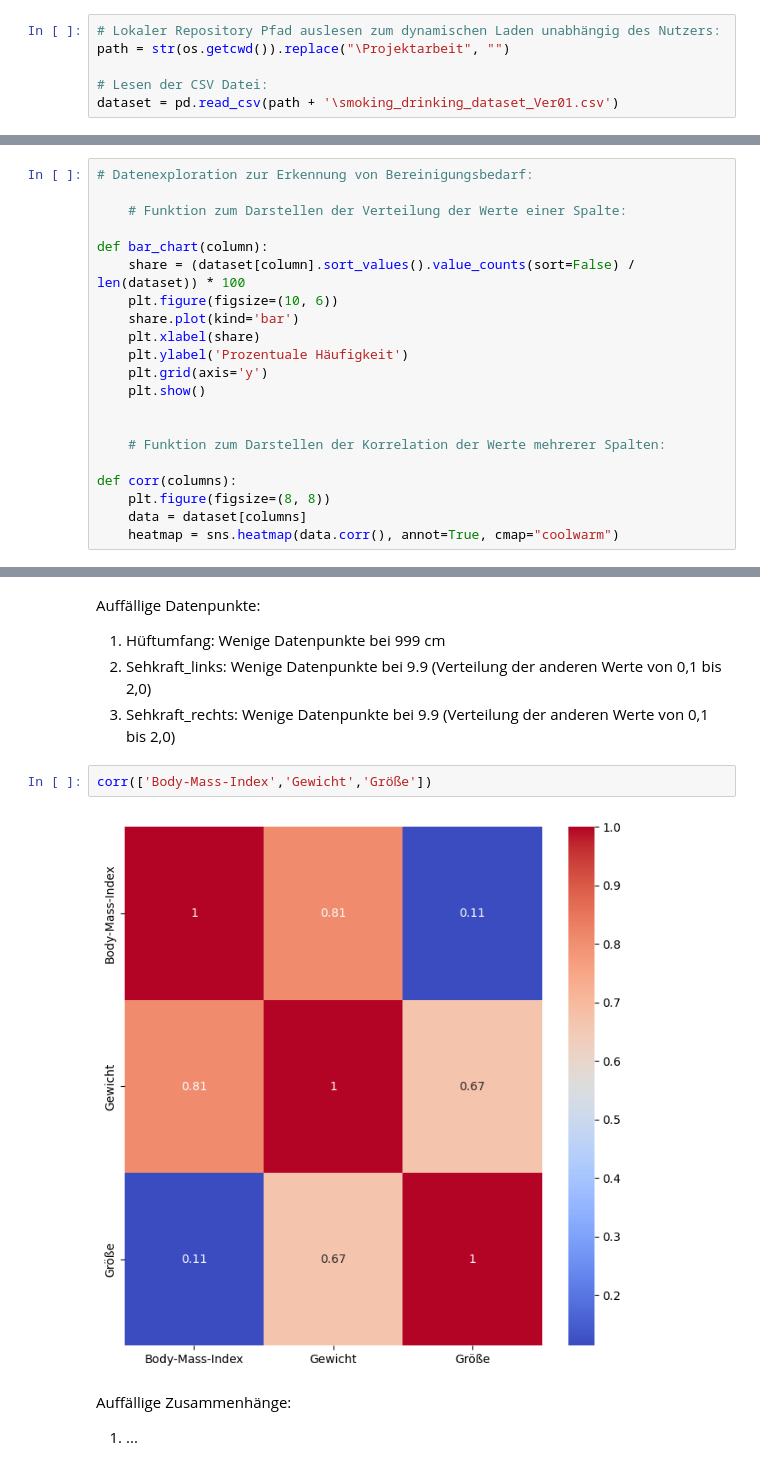
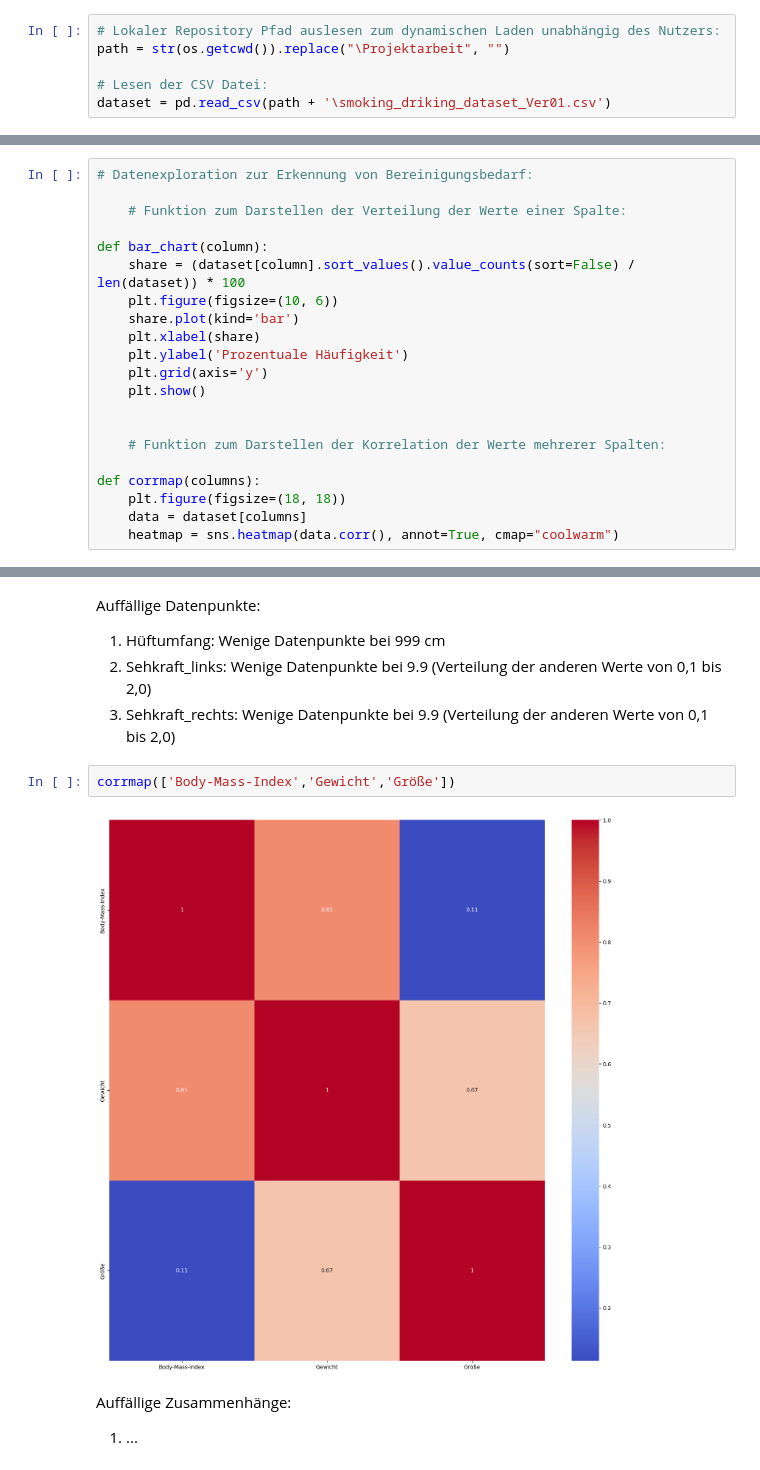
Before and after one commit to SebastianGrab/DataAnalyticsWS23-24, a Jupyter notebook: Projektarbeit/Projektarbeit_Grab_Klöble_Ricker.ipynb, the cells around one changed output, grey strips where cells are left out. Cells and saved outputs as stored; diff of their text form.

```diff
--- a/Projektarbeit/Projektarbeit_Grab_Klöble_Ricker.ipynb
+++ b/Projektarbeit/Projektarbeit_Grab_Klöble_Ricker.ipynb
@@ -37,7 +37,7 @@ In diesem Abschnitt werden die Daten geladen und die Spaltenbezeichnungen geänd
 path = str(os.getcwd()).replace("\Projektarbeit", "")
 
 # Lesen der CSV Datei:
-dataset = pd.read_csv(path + '\smoking_drinking_dataset_Ver01.csv')
+dataset = pd.read_csv(path + '\smoking_driking_dataset_Ver01.csv')
 # %%
 # Umbenennen der Spalten:
 
@@ -142,8 +142,8 @@ def bar_chart(column):
 
     # Funktion zum Darstellen der Korrelation der Werte mehrerer Spalten:
 
-def corr(columns):
-    plt.figure(figsize=(8, 8))
+def corrmap(columns):
+    plt.figure(figsize=(18, 18))
     data = dataset[columns]
     heatmap = sns.heatmap(data.corr(), annot=True, cmap="coolwarm")
 # %%
@@ -163,9 +174,9 @@ Auffällige Datenpunkte:
 2. Sehkraft_links: Wenige Datenpunkte bei 9.9 (Verteilung der anderen Werte von 0,1 bis 2,0)
 3. Sehkraft_rechts: Wenige Datenpunkte bei 9.9 (Verteilung der anderen Werte von 0,1 bis 2,0)
 # %%
-corr(['Body-Mass-Index','Gewicht','Größe'])
+corrmap(['Body-Mass-Index','Gewicht','Größe'])
 # %% [output]
-[figure, old version]
+[figure, new version]
 # %% [markdown]
 Auffällige Zusammenhänge:
 
```
Also changed, not shown: parts of 15 cells of this notebook, 9 other files.
